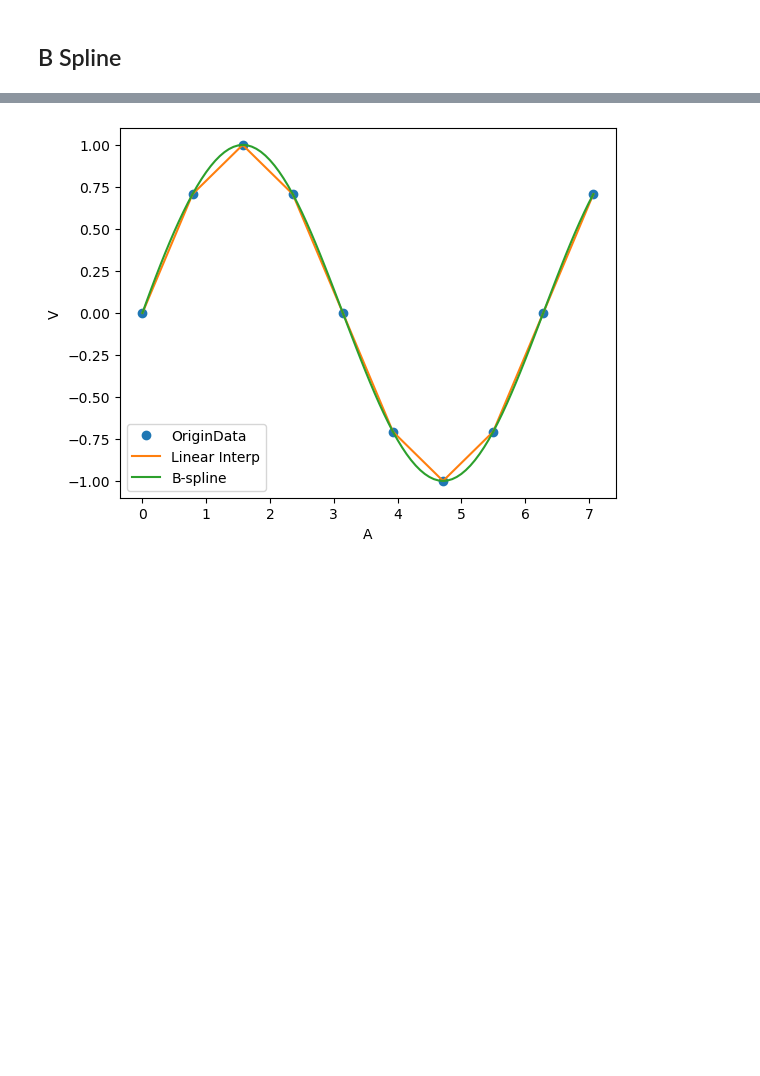
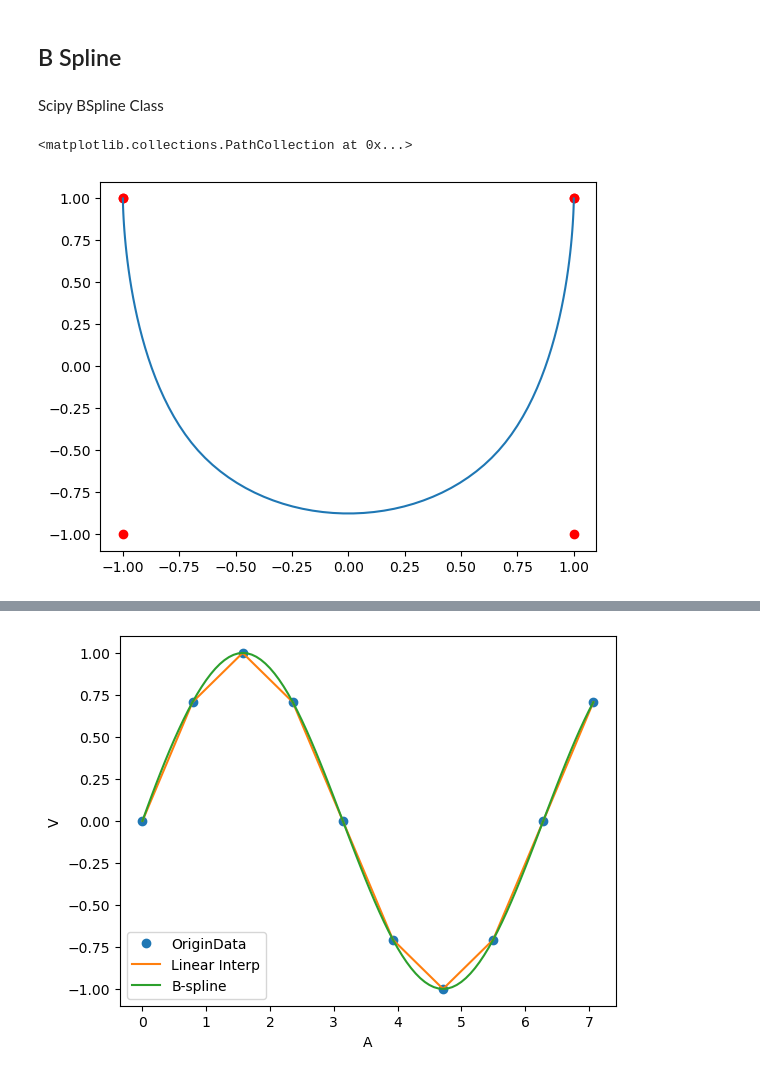
Before and after one commit to MasterYip/FLTPlanner, a Jupyter notebook: fast_legged_planner_py/swing_leg_planner/traj_gen/curve_gen.ipynb, the cells around one changed output, grey strips where cells are left out. Saved outputs shown, nothing was run; the diff lists cells and outputs as text; code cells hidden in the pictures; blank space fills up the shorter version.

```diff
--- a/fast_legged_planner_py/swing_leg_planner/traj_gen/curve_gen.ipynb
+++ b/fast_legged_planner_py/swing_leg_planner/traj_gen/curve_gen.ipynb
@@ -56,3 +56,20 @@ print(chs)
 <scipy.interpolate._cubic.CubicHermiteSpline object at 0x...>
 # %% [markdown]
 ## B Spline
+# %% [markdown]
+Scipy BSpline Class
+# %%
+from scipy import interpolate
+k = 3
+t = [1,1,1,1,2,3,4,4,4,4]
+c = [[1,1],[1,1], [1,-1], [-1,-1], [-1,1],[-1,1]]
+spline = interpolate.BSpline(t, c, k, )
+xs = np.linspace(1, 4, 100)
+ax = plt.gca()
+
+ax.plot(spline(xs)[:,0], spline(xs)[:,1])
+
+ax.scatter(spline.c[:,0], spline.c[:,1], c='r')
+# %% [output]
+<matplotlib.collections.PathCollection at 0x...>
+[figure, added]
```
Also changed, not shown: parts of 4 cells of this notebook, 1 other file.
